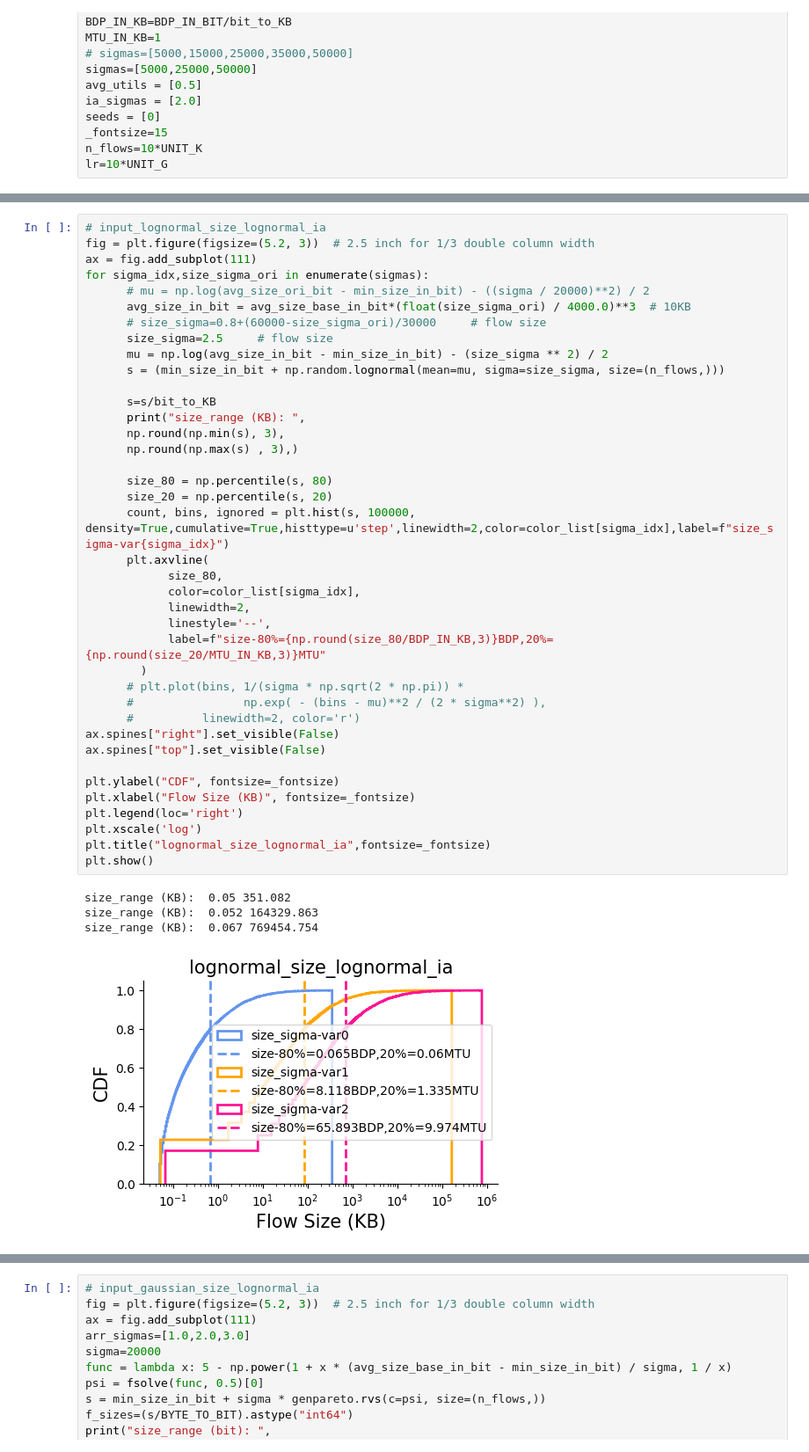
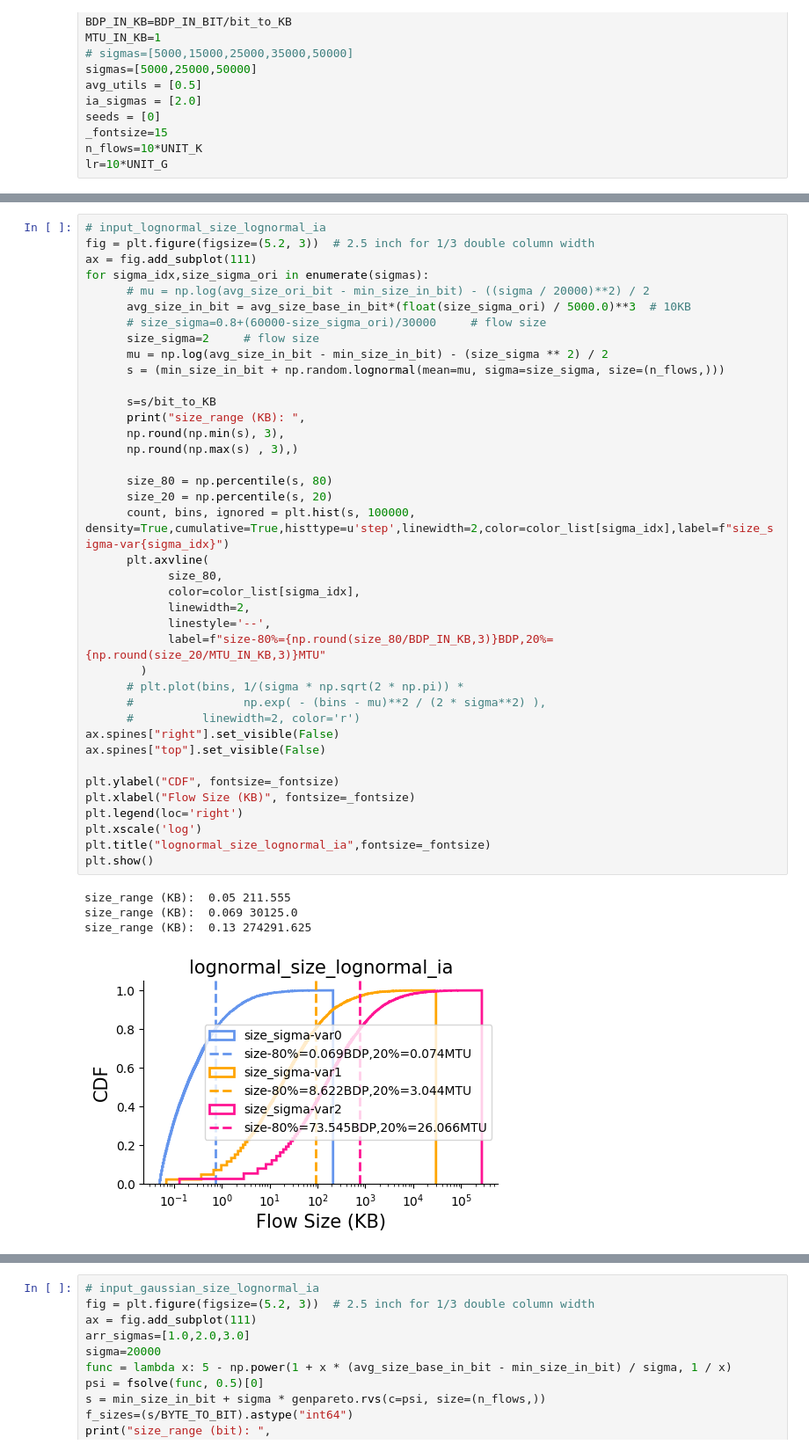
Before and after one commit to kwzhao/High-Precision-Congestion-Control, a Jupyter notebook: traffic_gen/plt_data.ipynb, the cells around one changed output, grey strips where cells are left out. Shown at 88% size. Saved outputs shown, nothing was run; the diff lists cells and outputs as text.

```diff
--- a/traffic_gen/plt_data.ipynb
+++ b/traffic_gen/plt_data.ipynb
@@ -124,44 +124,44 @@ fig = plt.figure(figsize=(5.2, 3))  # 2.5 inch for 1/3 double column width
 ax = fig.add_subplot(111)
 for sigma_idx,size_sigma_ori in enumerate(sigmas):
       # mu = np.log(avg_size_ori_bit - min_size_in_bit) - ((sigma / 20000)**2) / 2
-      avg_size_in_bit = avg_size_base_in_bit*(float(size_sigma_ori) / 4000.0)**3  # 10KB
+      avg_size_in_bit = avg_size_base_in_bit*(float(size_sigma_ori) / 5000.0)**3  # 10KB
       # size_sigma=0.8+(60000-size_sigma_ori)/30000     # flow size
-      size_sigma=2.5     # flow size
+      size_sigma=2     # flow size
       mu = np.log(avg_size_in_bit - min_size_in_bit) - (size_sigma ** 2) / 2
       s = (min_size_in_bit + np.random.lognormal(mean=mu, sigma=size_sigma, size=(n_flows,)))
 
       s=s/bit_to_KB
       print("size_range (KB): ",
       np.round(np.min(s), 3),
       np.round(np.max(s) , 3),)
 
       size_80 = np.percentile(s, 80)
       size_20 = np.percentile(s, 20)
       count, bins, ignored = plt.hist(s, 100000, density=True,cumulative=True,histtype=u'step',linewidth=2,color=color_list[sigma_idx],label=f"size_sigma-var{sigma_idx}")
       plt.axvline(
             size_80,
             color=color_list[sigma_idx],
             linewidth=2,
             linestyle='--',
             label=f"size-80%={np.round(size_80/BDP_IN_KB,3)}BDP,20%={np.round(size_20/MTU_IN_KB,3)}MTU"
         )
       # plt.plot(bins, 1/(sigma * np.sqrt(2 * np.pi)) *
       #                np.exp( - (bins - mu)**2 / (2 * sigma**2) ),
       #          linewidth=2, color='r')
 ax.spines["right"].set_visible(False)
 ax.spines["top"].set_visible(False)
 
 plt.ylabel("CDF", fontsize=_fontsize)
 plt.xlabel("Flow Size (KB)", fontsize=_fontsize)
 plt.legend(loc='right')
 plt.xscale('log')
 plt.title("lognormal_size_lognormal_ia",fontsize=_fontsize)
 plt.show()
 # %% [output]
-size_range (KB):  0.05 351.082
-size_range (KB):  0.052 164329.863
-size_range (KB):  0.067 769454.754
+size_range (KB):  0.05 211.555
+size_range (KB):  0.069 30125.0
+size_range (KB):  0.13 274291.625
-[figure, old version]
+[figure, new version]
 # %%
 from scipy.stats import genpareto
 from scipy.optimize import fsolve
```
Also changed, not shown: parts of 3 cells of this notebook, 1 other file.
